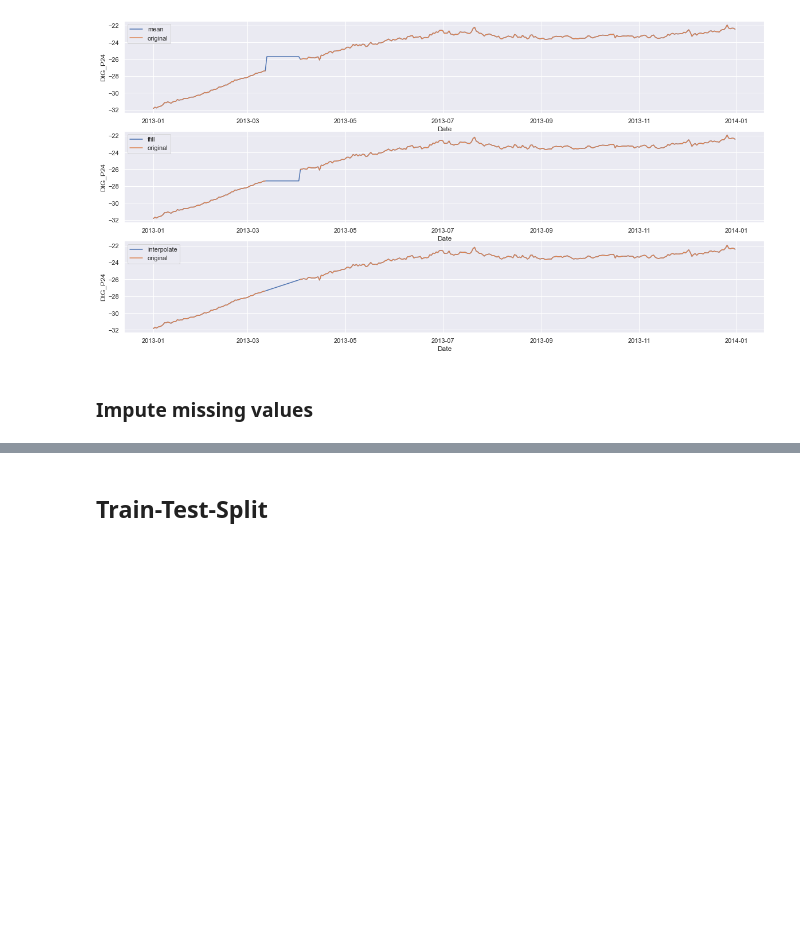
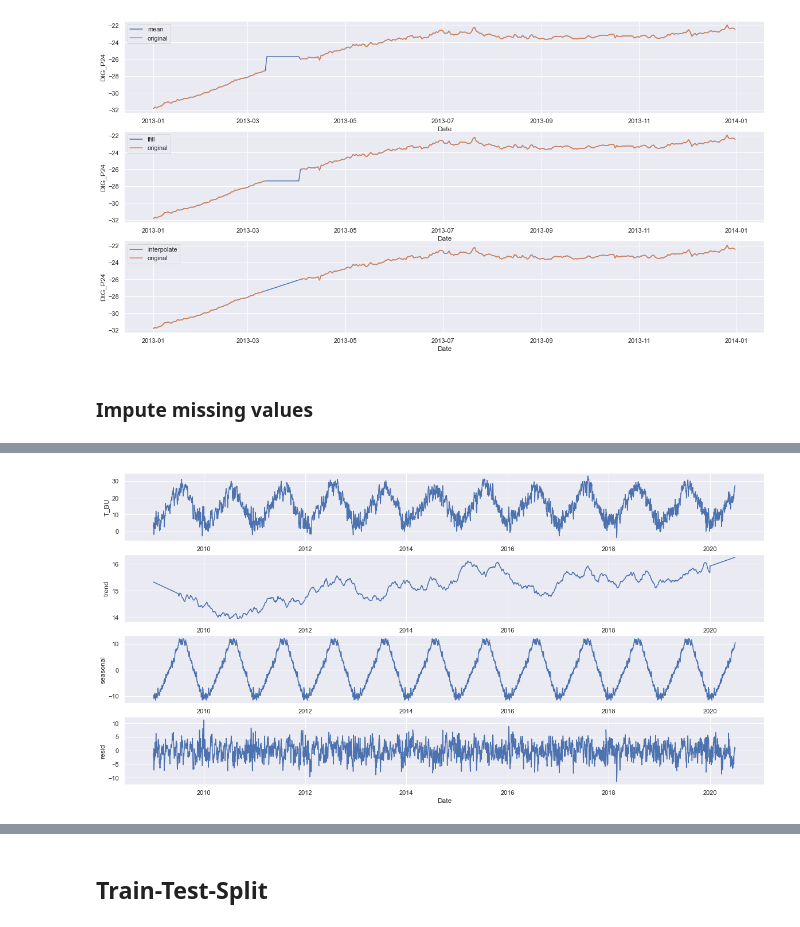
Before and after one commit to mfriebel/waterlevel_prediction, a Jupyter notebook: eda_Petrignano_2.ipynb, the cells around one changed output, grey strips where cells are left out. Cells and saved outputs as stored; diff of their text form; code cells hidden in the pictures; blank space fills up the shorter version.

```diff
--- a/eda_Petrignano_2.ipynb
+++ b/eda_Petrignano_2.ipynb
@@ -178,0 +211,5 @@ df_imputed['DtG_P24'] = df_imputed['DtG_P24'].interpolate()
+# %%
+temp = df_weekly['T_BU']
+temp_decompose = decompose_features(temp, 365)
+# %% [output]
+[figure, added]
```
Also changed, not shown: parts of 50 cells of this notebook.
